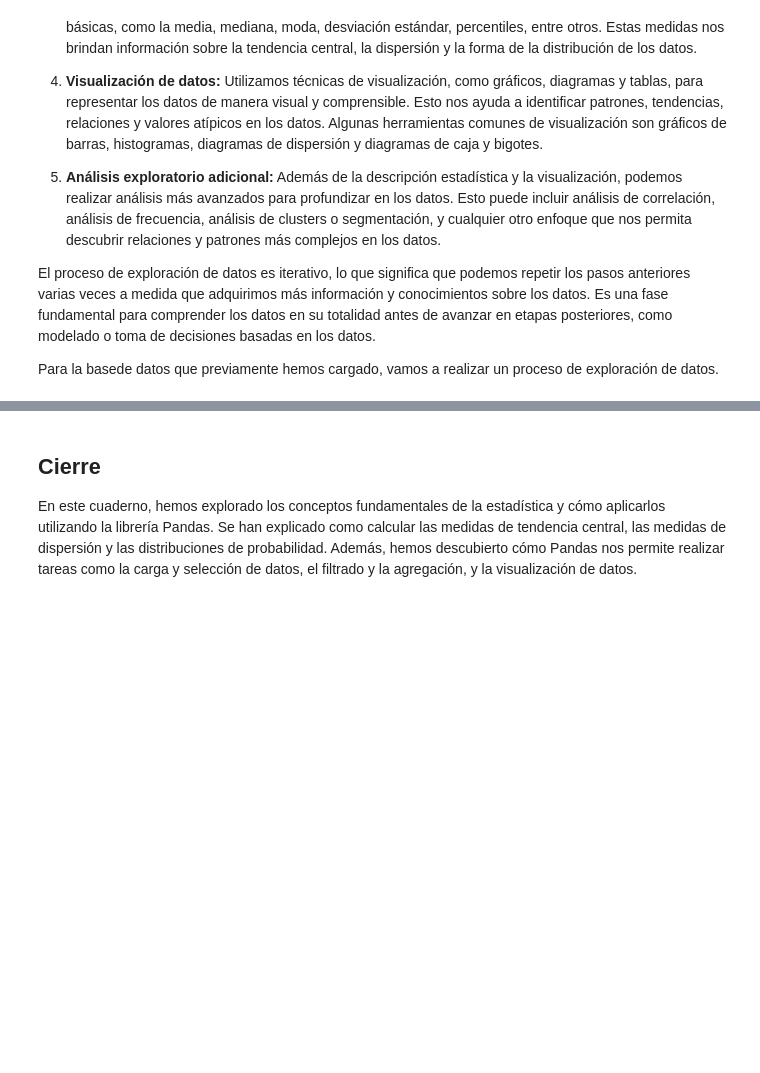
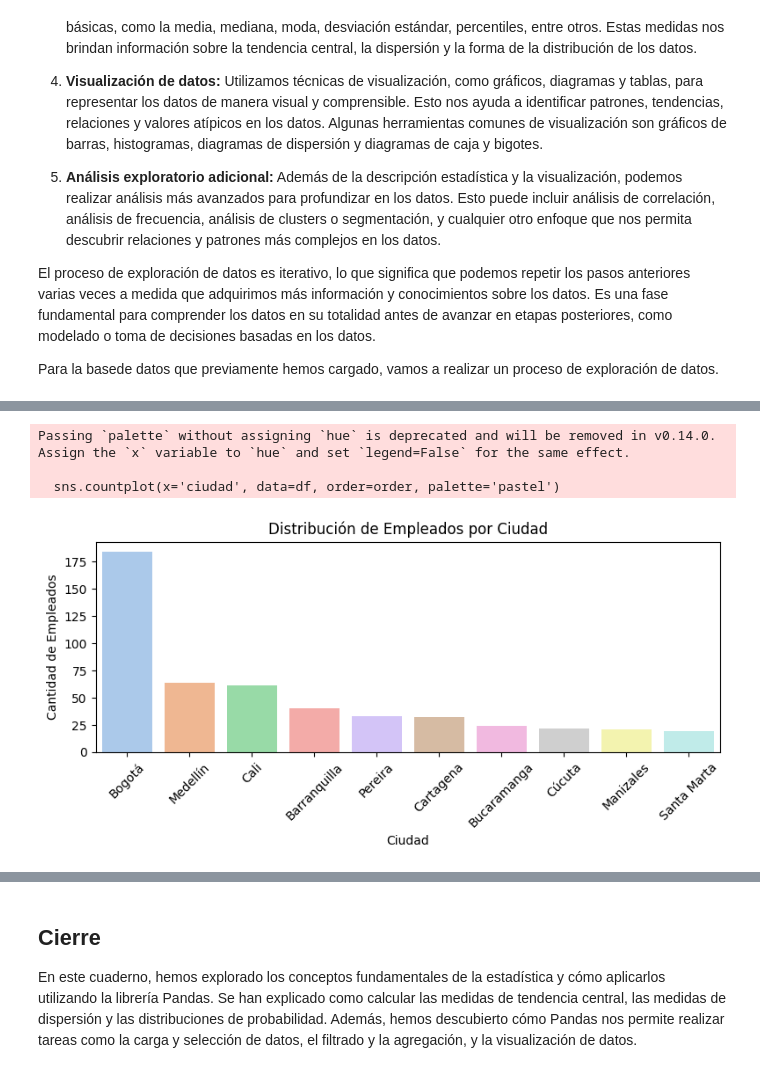
Before and after one commit to jazaineam1/Diplomado_ucentral_ME, a Jupyter notebook: Cuadernos/Introducción_a_la_Estadística_y_Exploración_de_Datos_con_Pandas.ipynb, the cells around one changed output, grey strips where cells are left out. Cells and saved outputs as stored; diff of their text form; code cells hidden in the pictures; blank space fills up the shorter version.

```diff
--- a/Cuadernos/Introducción_a_la_Estadística_y_Exploración_de_Datos_con_Pandas.ipynb
+++ b/Cuadernos/Introducción_a_la_Estadística_y_Exploración_de_Datos_con_Pandas.ipynb
@@ -462,0 +553,15 @@ df.fillna(0)  # Rellena los valores faltantes con un valor específico
+# %%
+plt.figure(figsize=(8,4))
+order = df['ciudad'].value_counts().index  # ordena las ciudades por frecuencia descendente
+sns.countplot(x='ciudad', data=df, order=order, palette='pastel')
+plt.title('Distribución de Empleados por Ciudad')
+plt.xlabel('Ciudad')
+plt.ylabel('Cantidad de Empleados')
+plt.xticks(rotation=45)  # rotar etiquetas para que no se encimen
+plt.tight_layout()
+plt.show()
+# %% [output]
+Passing `palette` without assigning `hue` is deprecated and will be removed in v0.14.0. Assign the `x` variable to `hue` and set `legend=False` for the same effect.
+
+  sns.countplot(x='ciudad', data=df, order=order, palette='pastel')
+[figure, added]
```
Also changed, not shown: parts of 65 cells of this notebook.
